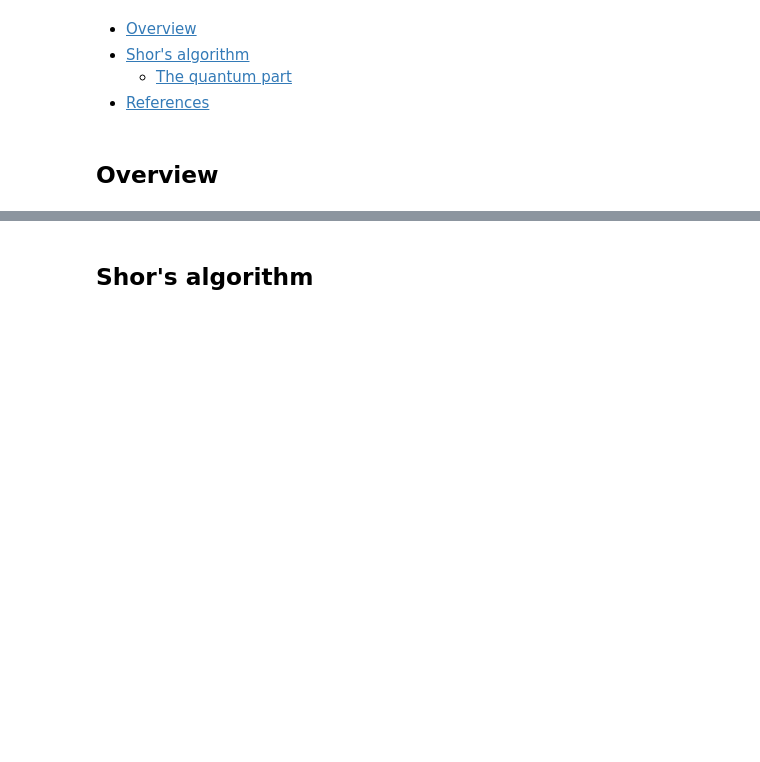
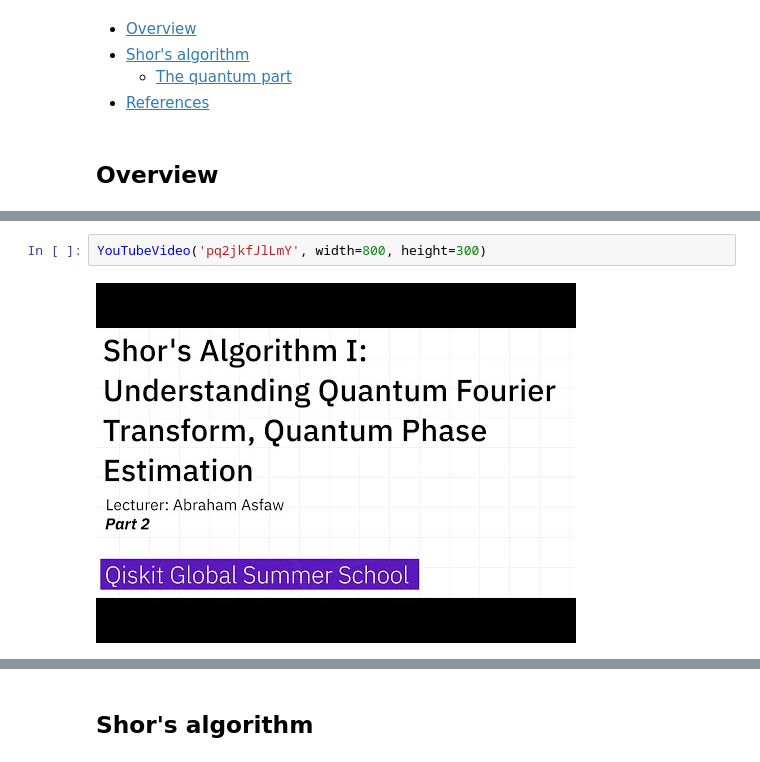
Before and after one commit to pockerman/quantum_computing_cs, a Jupyter notebook: notes/quantum_algorithms/shor_algorithm.ipynb, the cells around one changed output, grey strips where cells are left out. Saved outputs shown, nothing was run; the diff lists cells and outputs as text; blank space fills up the shorter version.

```diff
--- a/notes/quantum_algorithms/shor_algorithm.ipynb
+++ b/notes/quantum_algorithms/shor_algorithm.ipynb
@@ -11,0 +18,4 @@ Shor's algorithm is a polynomial-time quantum algorithm for integer factorizatio
+# %%
+YouTubeVideo('pq2jkfJlLmY', width=800, height=300)
+# %% [output]
+[figure, added]
```
Also changed, not shown: parts of 3 cells of this notebook.
